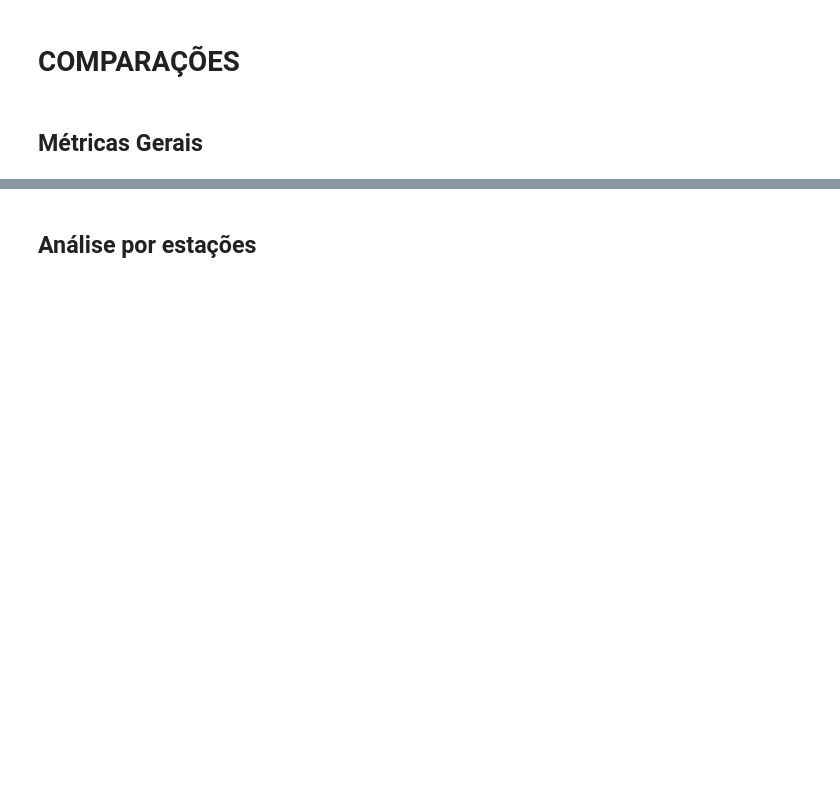
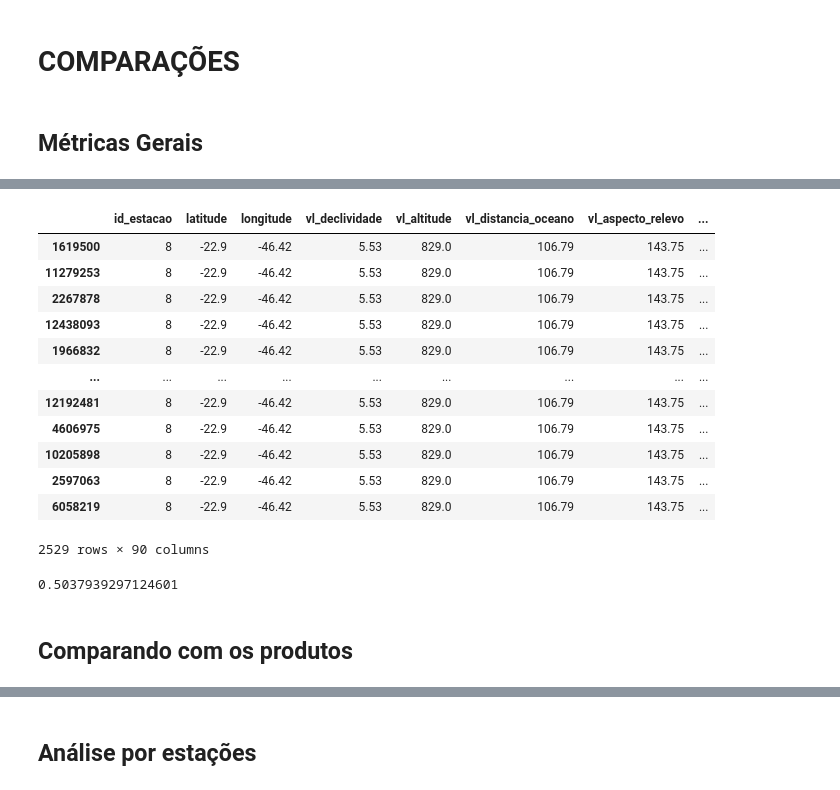
Before and after one commit to mateus-santos-rocha/doutorado, a Jupyter notebook: 3.modelling.ipynb, the cells around one changed output, grey strips where cells are left out. Saved outputs shown, nothing was run; the diff lists cells and outputs as text; code cells hidden in the pictures; blank space fills up the shorter version.

```diff
--- a/3.modelling.ipynb
+++ b/3.modelling.ipynb
@@ -1113,0 +1293,22 @@ plot_model_metrics(metrics_df, ['R2', 'RMSE','PSC_A','PMC_A','precision','recall
+# %%
+abt_estacoes_vizinhas.loc[abt_estacoes_vizinhas['id_estacao']==8].sort_values('dt_medicao')
+# %% [output]
+|  | id_estacao | latitude | longitude | vl_declividade | vl_altitude | vl_distancia_oceano | vl_aspecto_relevo | ... |
+| 1619500 | 8 | -22.9 | -46.42 | 5.53 | 829.0 | 106.79 | 143.75 | ... |
+| 11279253 | 8 | -22.9 | -46.42 | 5.53 | 829.0 | 106.79 | 143.75 | ... |
+| 2267878 | 8 | -22.9 | -46.42 | 5.53 | 829.0 | 106.79 | 143.75 | ... |
+| 12438093 | 8 | -22.9 | -46.42 | 5.53 | 829.0 | 106.79 | 143.75 | ... |
+| 1966832 | 8 | -22.9 | -46.42 | 5.53 | 829.0 | 106.79 | 143.75 | ... |
+| ... | ... | ... | ... | ... | ... | ... | ... | ... |
+| 12192481 | 8 | -22.9 | -46.42 | 5.53 | 829.0 | 106.79 | 143.75 | ... |
+| 4606975 | 8 | -22.9 | -46.42 | 5.53 | 829.0 | 106.79 | 143.75 | ... |
+| 10205898 | 8 | -22.9 | -46.42 | 5.53 | 829.0 | 106.79 | 143.75 | ... |
+| 2597063 | 8 | -22.9 | -46.42 | 5.53 | 829.0 | 106.79 | 143.75 | ... |
+| 6058219 | 8 | -22.9 | -46.42 | 5.53 | 829.0 | 106.79 | 143.75 | ... |
+2529 rows × 90 columns
+# %%
+2523/5008
+# %% [output]
+0.5037939297124601
+# %% [markdown]
+## Comparando com os produtos
```
Also changed, not shown: parts of 16 cells of this notebook, 3 other files.
